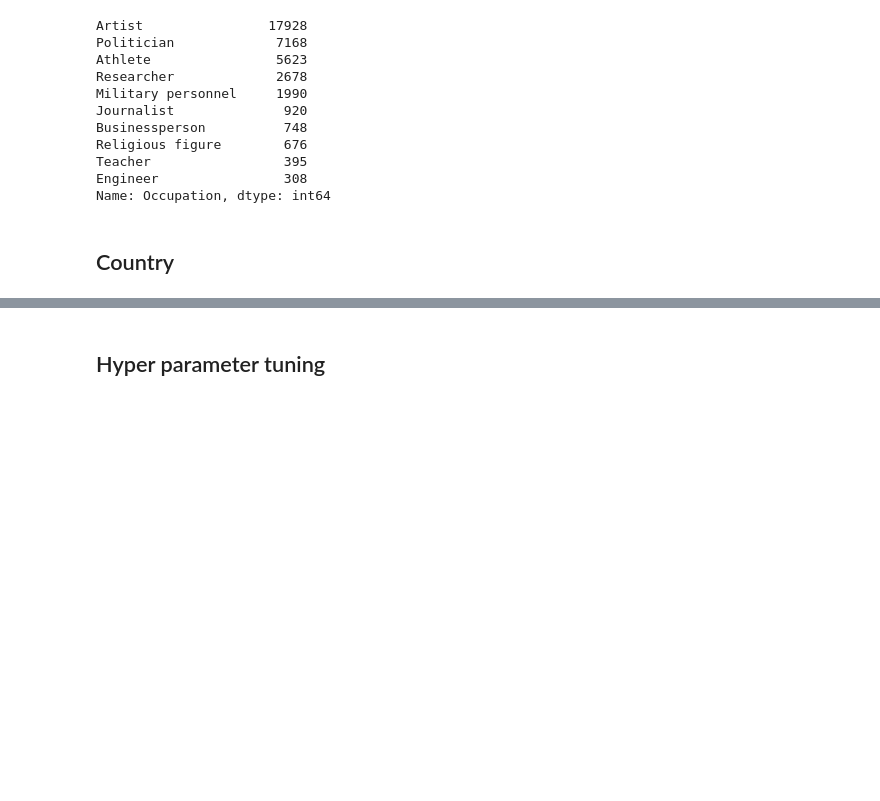
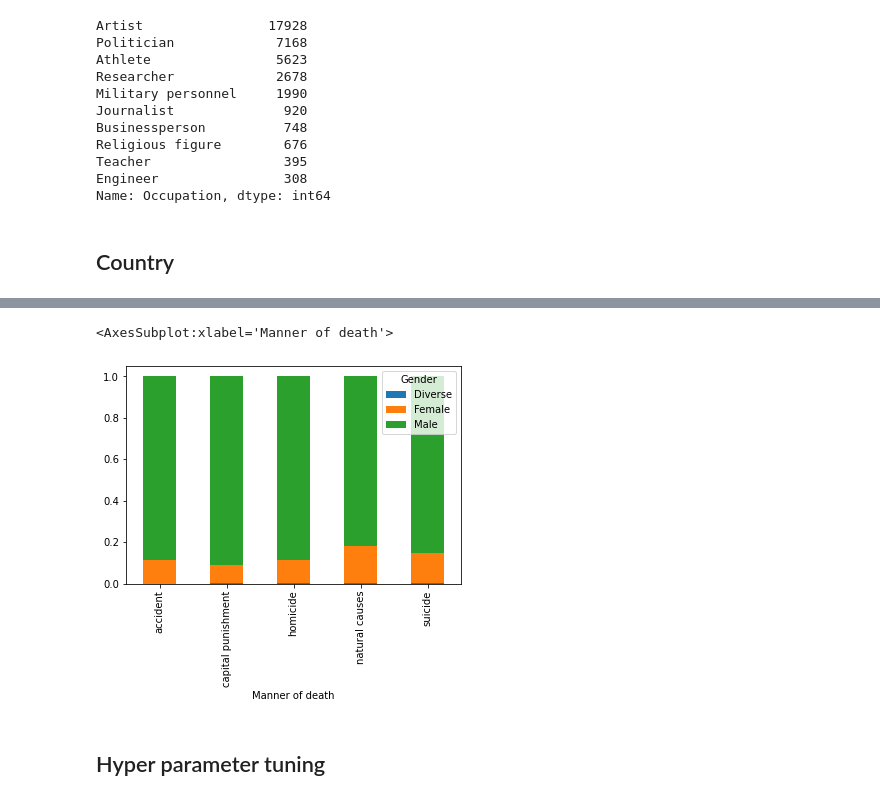
Before and after one commit to P3-CS760/How-will-you-die, a Jupyter notebook: Decision Tree (Manner of Death).ipynb, the cells around one changed output, grey strips where cells are left out. Drawn from its saved outputs; the diff is of its cells as text; code cells hidden in the pictures; blank space fills up the shorter version.

```diff
--- a/Decision Tree (Manner of Death).ipynb
+++ b/Decision Tree (Manner of Death).ipynb
@@ -155,3 +157,8 @@ Name: Country, Length: 457, dtype: int64
+# %%
+pd.crosstab(file['Manner of death'],file['Gender'],normalize='index').plot.bar(stacked=True)
+# %% [output]
+<AxesSubplot:xlabel='Manner of death'>
+[figure, added]
 # %%
 file.reset_index(drop=True, inplace=True)
 # %% [markdown]
```
Also changed, not shown: parts of 9 cells of this notebook.
